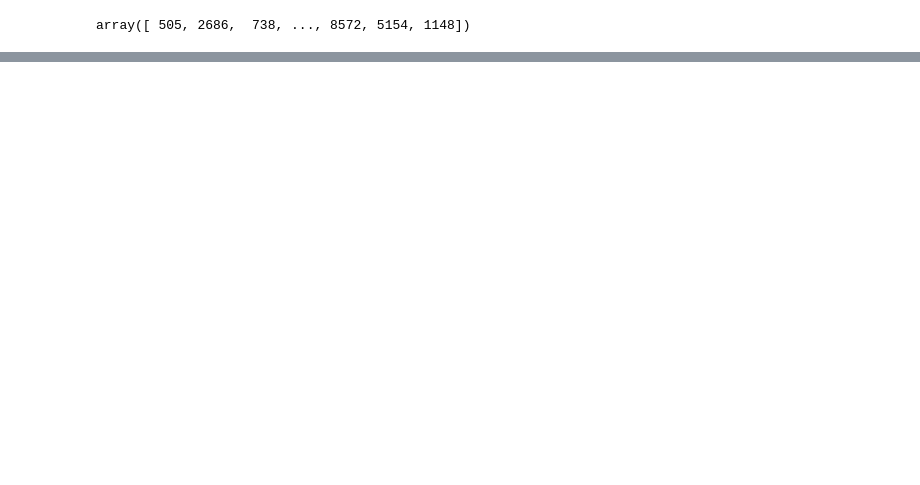
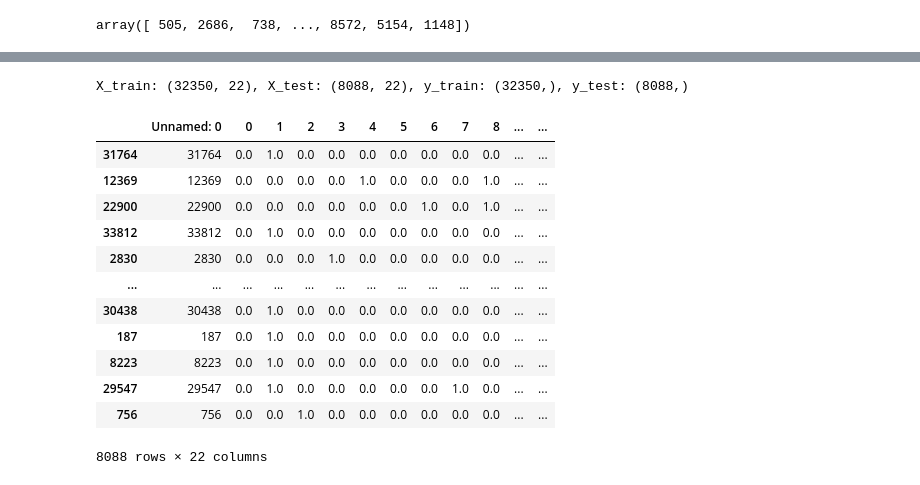
Before and after one commit to Glopez-a/Diamonds-Machine-Learning, a Jupyter notebook: notebooks/models.ipynb, the cells around one changed output, grey strips where cells are left out. Saved outputs shown, nothing was run; the diff lists cells and outputs as text; code cells hidden in the pictures; blank space fills up the shorter version.

```diff
--- a/notebooks/models.ipynb
+++ b/notebooks/models.ipynb
@@ -22,7 +25,8 @@ from sklearn.linear_model import LinearRegression
 # %%
-df = pd.read_csv("../data/df_baseline.csv")
+#df = pd.read_csv("../data/df_baseline.csv")
+#df = pd.read_csv("../data/training_datasets/one_hot_PCA_minmax.csv")
+df = pd.read_csv("../data/training_datasets/one_hot_minmax.csv")
 #df = pd.read_csv("../data/...")
-#df = pd.read_csv("../data/...")
 # %%
 y = df['price'].values
 y
@@ -36,0 +57,3 @@ columns
+# %%
+columns.remove('price')
+columns
@@ -42,5 +95,23 @@ KeyError: None
 # %%
 X_train, X_test, y_train, y_test = train_test_split(X, y, test_size=0.2, random_state=42)
 print(f"X_train: {X_train.shape}, X_test: {X_test.shape}, y_train: {y_train.shape}, y_test: {y_test.shape}")
+# %% [output]
+X_train: (32350, 22), X_test: (8088, 22), y_train: (32350,), y_test: (8088,)
+# %%
+X_test
+# %% [output]
+|  | Unnamed: 0 | 0 | 1 | 2 | 3 | 4 | 5 | 6 | 7 | 8 | ... | ... |
+| 31764 | 31764 | 0.0 | 1.0 | 0.0 | 0.0 | 0.0 | 0.0 | 0.0 | 0.0 | 0.0 | ... | ... |
+| 12369 | 12369 | 0.0 | 0.0 | 0.0 | 0.0 | 1.0 | 0.0 | 0.0 | 0.0 | 1.0 | ... | ... |
+| 22900 | 22900 | 0.0 | 0.0 | 0.0 | 0.0 | 0.0 | 0.0 | 1.0 | 0.0 | 1.0 | ... | ... |
+| 33812 | 33812 | 0.0 | 1.0 | 0.0 | 0.0 | 0.0 | 0.0 | 0.0 | 0.0 | 0.0 | ... | ... |
+| 2830 | 2830 | 0.0 | 0.0 | 0.0 | 1.0 | 0.0 | 0.0 | 0.0 | 0.0 | 0.0 | ... | ... |
+| ... | ... | ... | ... | ... | ... | ... | ... | ... | ... | ... | ... | ... |
+| 30438 | 30438 | 0.0 | 1.0 | 0.0 | 0.0 | 0.0 | 0.0 | 0.0 | 0.0 | 0.0 | ... | ... |
+| 187 | 187 | 0.0 | 1.0 | 0.0 | 0.0 | 0.0 | 0.0 | 0.0 | 0.0 | 0.0 | ... | ... |
+| 8223 | 8223 | 0.0 | 1.0 | 0.0 | 0.0 | 0.0 | 0.0 | 0.0 | 0.0 | 0.0 | ... | ... |
+| 29547 | 29547 | 0.0 | 1.0 | 0.0 | 0.0 | 0.0 | 0.0 | 0.0 | 1.0 | 0.0 | ... | ... |
+| 756 | 756 | 0.0 | 0.0 | 1.0 | 0.0 | 0.0 | 0.0 | 0.0 | 0.0 | 0.0 | ... | ... |
+8088 rows × 22 columns
 # %%
 #model = LinearRegression()
```
Also changed, not shown: parts of 18 cells of this notebook, 33 other files.
